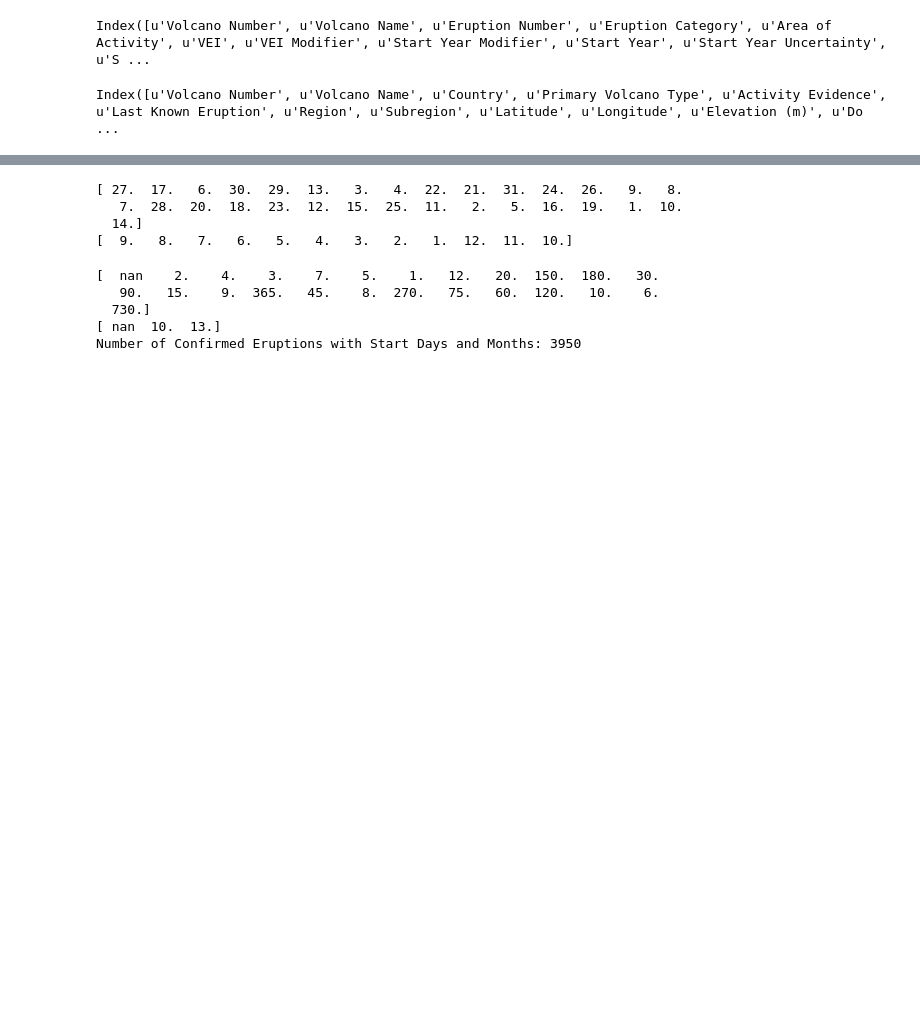
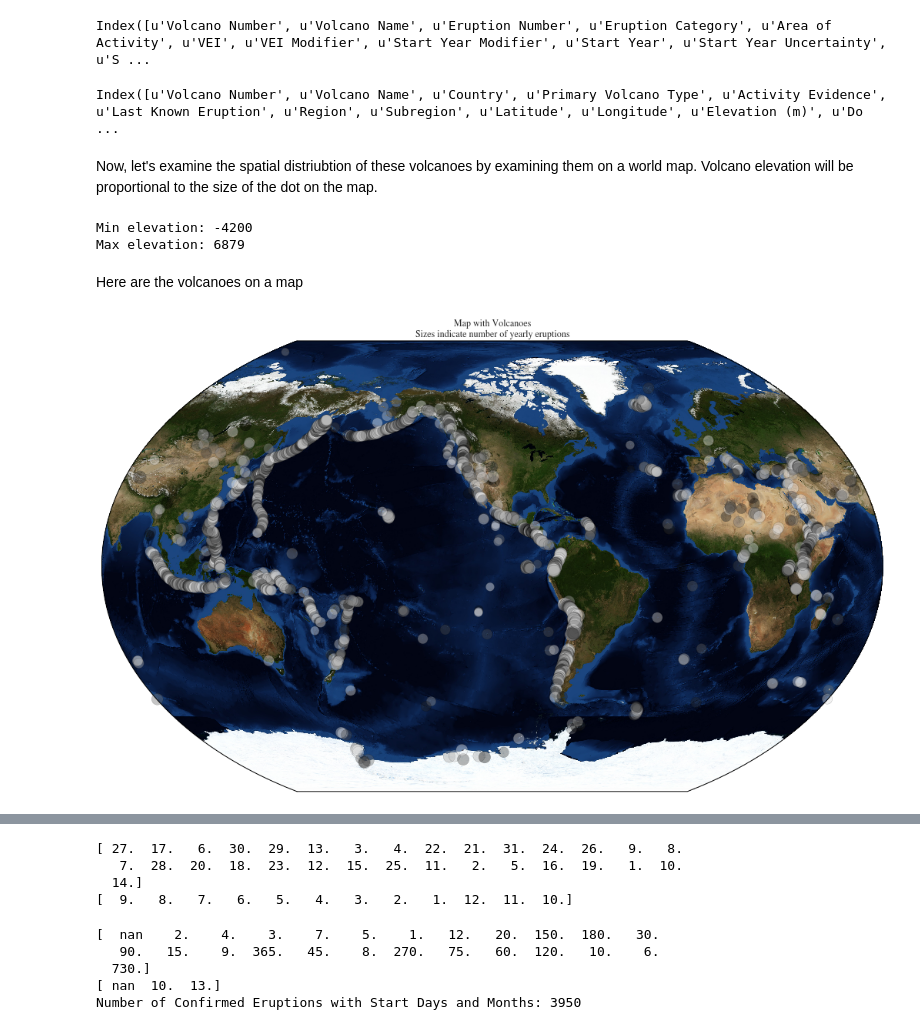
Before and after one commit to sokolo986/CS109_Volcano, a Jupyter notebook: Data CleanUp.ipynb, the cells around one changed output, grey strips where cells are left out. Saved outputs shown, nothing was run; the diff lists cells and outputs as text; code cells hidden in the pictures; blank space fills up the shorter version.

```diff
--- a/Data CleanUp.ipynb
+++ b/Data CleanUp.ipynb
@@ -75,3 +105,23 @@ Index([u'Volcano Number', u'Volcano Name', u'Eruption Number', u'Eruption Catego
 volcanoes.columns
 # %% [output]
 Index([u'Volcano Number', u'Volcano Name', u'Country', u'Primary Volcano Type', u'Activity Evidence', u'Last Known Eruption', u'Region', u'Subregion', u'Latitude', u'Longitude', u'Elevation (m)', u'Do ...
+# %% [markdown]
+Now, let's examine the spatial distriubtion of these volcanoes by examining them on a world map. Volcano elevation will be proportional to the size of the dot on the map.
+# %%
+volc_lat = volcanoes['Latitude']
+volc_lon = volcanoes['Longitude']
+volc_ele = volcanoes['Elevation (m)']
+min_obs_ele = np.min(volc_ele.values)
+max_obs_ele = np.max(volc_ele.values)
+max_dot_size = 300
+min_dot_size = 100
+
+#calculate the size on a map that each volcano will be based on its elevation
+volc_dot_size = (volc_ele - min_obs_ele)/(np.max(volc_ele.values)-np.min(volc_ele.values)) \
+* (max_dot_size - min_dot_size) + min_dot_size
+
+print "Min elevation:", np.min(volc_ele.values)
+print "Max elevation:",np.max(volc_ele.values)
+# %% [output]
+Min elevation: -4200
+Max elevation: 6879
@@ -77,0 +134,21 @@ Index([u'Volcano Number', u'Volcano Name', u'Country', u'Primary Volcano Type',
+# %% [markdown]
+Here are the volcanoes on a map
+# %%
+from mpl_toolkits.basemap import Basemap
+import matplotlib.pyplot as plt
+# setup Lambert Conformal basemap.
+# set resolution=None to skip processing of boundary datasets.
+m = Basemap(projection='kav7',
+            resolution=None,lat_1=45.,lat_2=55,lat_0=50,lon_0=-107.)
+m.bluemarble()
+fig = plt.gcf()
+fig.set_size_inches(18.5,10.5)
+x,y = m(volc_lon.values,volc_lat.values)
+cr = np.random.randint(0,50,len(x))
+
+m.scatter(x,y,marker='o',c=cr,s=volc_dot_size, alpha=.4, edgecolor='k')
+
+plt.title('Map with Volcanoes\nSizes indicate number of yearly eruptions')
+plt.show()
+# %% [output]
+[figure, added]
```
Also changed, not shown: parts of 19 cells of this notebook.
